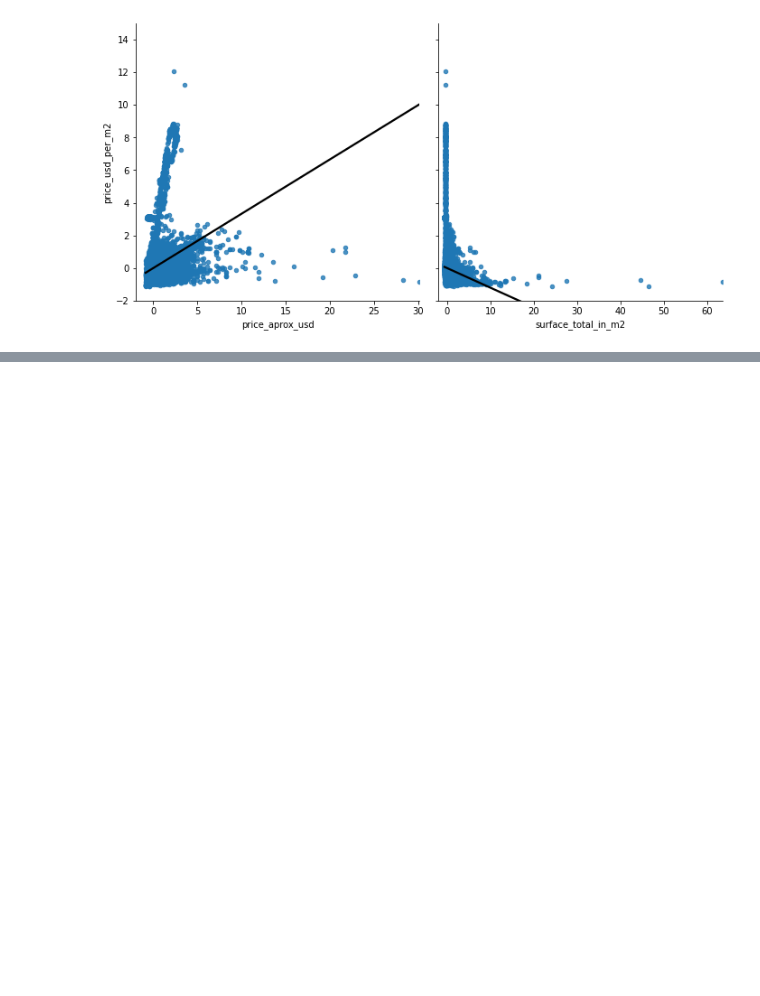
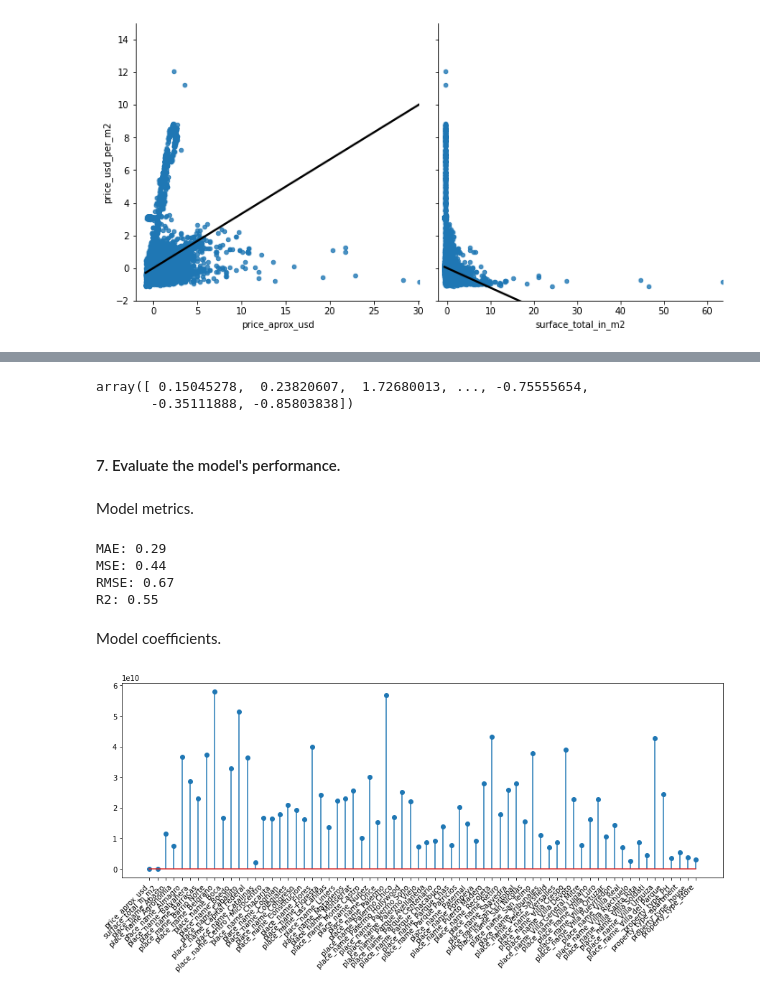
Before and after one commit to JonnathanDMT/Linear-Regression-Models, a Jupyter notebook: CodeWS2.ipynb, the cells around one changed output, grey strips where cells are left out. Cells and saved outputs as stored; diff of their text form; code cells hidden in the pictures; blank space fills up the shorter version.

```diff
--- a/CodeWS2.ipynb
+++ b/CodeWS2.ipynb
@@ -454,0 +509,3 @@ plt.show()
+# %%
+data_normalized = pd.DataFrame(data_normalized, index = data_cat.index, columns = data_cat.columns)
+data_normalized.describe().round(2)
@@ -454,0 +526,5 @@ plt.show()
+# %%
+X = data_normalized.drop(['price_usd_per_m2'], axis = 1)
+y = data_normalized.price_usd_per_m2
+print("X length:", X.shape)
+print("y length:", y.shape)
@@ -454,0 +536,2 @@ plt.show()
+# %%
+Xtrain, Xtest, ytrain, ytest = train_test_split(X, y, random_state = 1)
@@ -454,0 +540,2 @@ plt.show()
+# %%
+model_3.fit(Xtrain, ytrain)
@@ -454,0 +570,29 @@ plt.show()
+# %%
+ypred = model_3.predict(Xtest)
+ypred
+# %% [output]
+array([ 0.15045278,  0.23820607,  1.72680013, ..., -0.75555654,
+       -0.35111888, -0.85803838])
+# %% [markdown]
+#### 7. Evaluate the model's performance.
+# %% [markdown]
+Model metrics.
+# %%
+print ('MAE:', mean_absolute_error(ytest, ypred).round(2))
+print ('MSE:', mean_squared_error(ytest, ypred).round(2))
+print ('RMSE:', np.sqrt(mean_squared_error(ytest, ypred)).round(2))
+print ('R2:', r2_score(ytest, ypred).round(2))
+# %% [output]
+MAE: 0.29
+MSE: 0.44
+RMSE: 0.67
+R2: 0.55
+# %% [markdown]
+Model coefficients.
+# %%
+fig, ax = plt.subplots(figsize = (15, 5))
+ax.stem(X.columns, model_3.coef_)
+plt.xticks(rotation = 45, ha = 'right', size = 10)
+plt.show()
+# %% [output]
+[figure, added]
```
Also changed, not shown: parts of 28 cells of this notebook.
